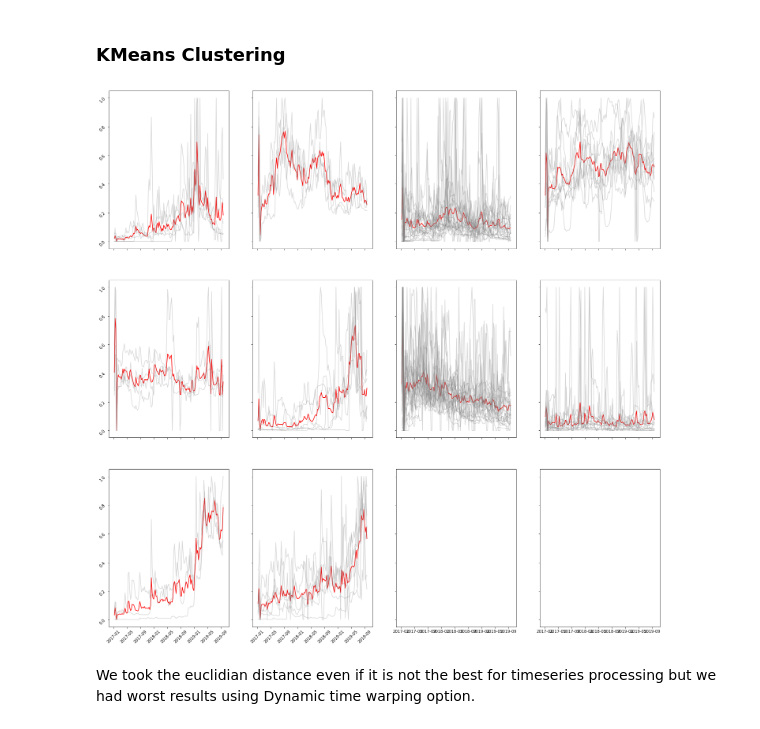
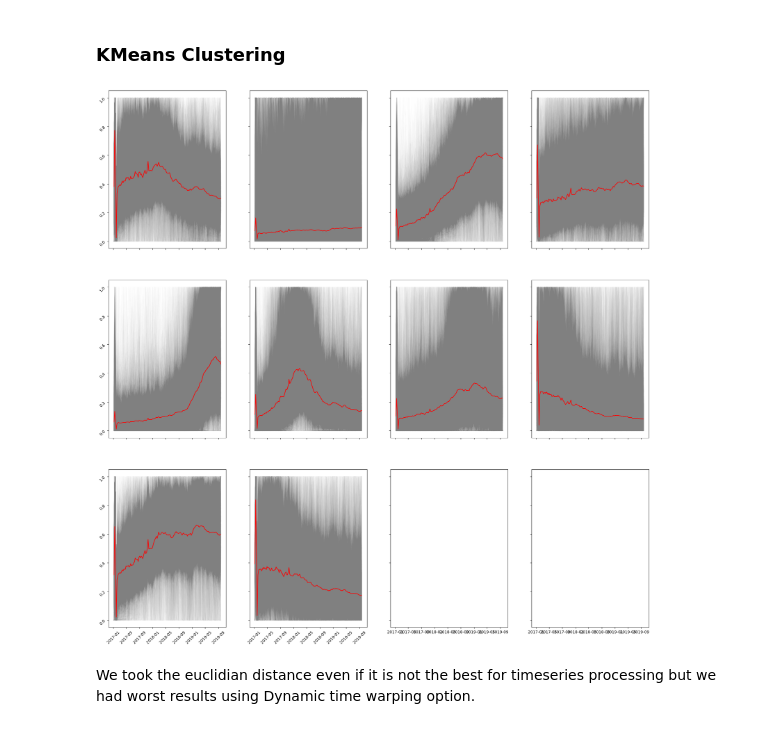
Before and after one commit to epfl-ada/ada-2022-project-pinacolada, a Jupyter notebook: notebook.ipynb, the cells around one changed output. Drawn from its saved outputs; the diff is of its cells as text; code cells hidden in the pictures.

```diff
--- a/notebook.ipynb
+++ b/notebook.ipynb
@@ -22,8 +23,8 @@ from datetime import datetime, timedelta
 For this phase we only use the channels dataset and the timeseries dataset
 # %%
 DIR = "data/"
-PATH_CHANNELS_DST = DIR + "df_channels_en.tsv.gz"
-PATH_TIME_SERIES_DST = DIR + "df_timeseries_en.tsv.gz"
+PATH_CHANNELS_DST = DIR + "df_channels_en.tsv"
+PATH_TIME_SERIES_DST = DIR + "df_timeseries_en.tsv"
 PATH_COMMENTS_AUTHOR_DST = DIR + "num_comments_authors.tsv.gz"
 PATH_COMMENTS_DST = DIR + "num_comments.tsv.gz"
 PATH_METADATA_DST = DIR + "yt_metadata_en.jsonl.gz"
@@ -40,11 +41,8 @@ channels.head()
 | 3 | Howto & Style | 2016-11-15 | UC295-Dw_tDNtZXFeAPAW6Aw | 5-Minute Crafts | 60600000 | 3591 | 9.0 | 2.087 |
 | 4 | Sports | 2007-05-11 | UCJ5v_MCY6GNUBTO8-D3XoAg | WWE | 48400000 | 43421 | 11.0 | 2.087 |
 # %%
-timeseries = pd.read_csv(PATH_TIME_SERIES_DST, sep = '\t', compression='gzip')
-timeseries['datetime']= pd.to_datetime(timeseries['datetime'])
-timeseries['delta_views'] = timeseries['delta_views'].round(decimals = 3)
-timeseries['subs'] = timeseries['subs'].round(decimals = 3)
-timeseries['delta_subs'] = timeseries['delta_subs'].round(decimals = 3)
+timeseries = pd.read_csv(PATH_TIME_SERIES_DST, sep = '\t')
+timeseries = timeseries.round(decimals=3)
 timeseries.head()
 # %% [output]
 |  | channel | category | datetime | views | delta_views | subs | delta_subs | videos | delta_videos | ... |
@@ -163,7 +161,7 @@ ax.grid()
 # %% [markdown]
 From the graph above, we can see that there is relatively big expansion of the number of channels from 2016 to 2017 and grows slower after. From that we decide to pick only timeseries starting timestamp in January 2017. Also we decide to take channels that have at least 140 timestamps (which correspond to ~3 years)
 # %%
-timeseries_filtered = timeseries[timeseries.datetime > pd.to_datetime("2017-1-1")]
+timeseries_filtered = timeseries[timeseries.datetime > pd.to_datetime("2017-3-1")]
 print("We know have {} datapoints".format(len(timeseries_filtered)))
 # %% [output]
 We know have 16732615 datapoints
@@ -388,7 +415,7 @@ complete_timeseries.drop(nan_rows.index,inplace=True)
 # %% [markdown]
 We drop the rows with NaN values to balance the dropping process : we previously dropped channels with NaN values, now we drop timestamps. Also, we can see that rows with NaN values correspond to the first and last timestamp.
 # %%
-sample_set = complete_timeseries.sample(n=100,axis='columns')
+sample_set = complete_timeseries.sample(n=80000,axis='columns')
 date_index = sample_set.index
 # %%
 from sklearn.preprocessing import MinMaxScaler
@@ -465,24 +490,27 @@ labelled = list(zip(km.labels_,series))
 # %%
 WIDTH = 4
 
 fig, axs = plt.subplots(math.ceil(N_CLUSTERS/WIDTH),WIDTH,figsize=(25,25),sharex=True,sharey=True)
+
+i = 0
+j = 0
+
+for label,serie in labelled:
+    i = math.floor(label/WIDTH)
+    j = label%WIDTH
+    axs[(i,j)].plot(date_index,serie,c="gray",alpha=0.01)
 
 i = 0
 j = 0
 for cluster in km.cluster_centers_:
     axs[(i,j)].plot(date_index,cluster,c="red")
     axs[(i,j)].tick_params(labelrotation=45)
     j += 1
     if j >= WIDTH:
         i += 1
         j = 0
-
-for label,serie in labelled:
-    i = math.floor(label/WIDTH)
-    j = label%WIDTH
-    axs[(i,j)].plot(date_index,serie,c="gray",alpha=0.3)
 # %% [output]
-[figure, old version]
+[figure, new version]
 # %% [markdown]
 We took the euclidian distance even if it is not the best for timeseries processing but we had worst results using Dynamic time warping option.
 # %% [markdown]
```
Also changed, not shown: parts of 16 cells of this notebook, 4 other files.
